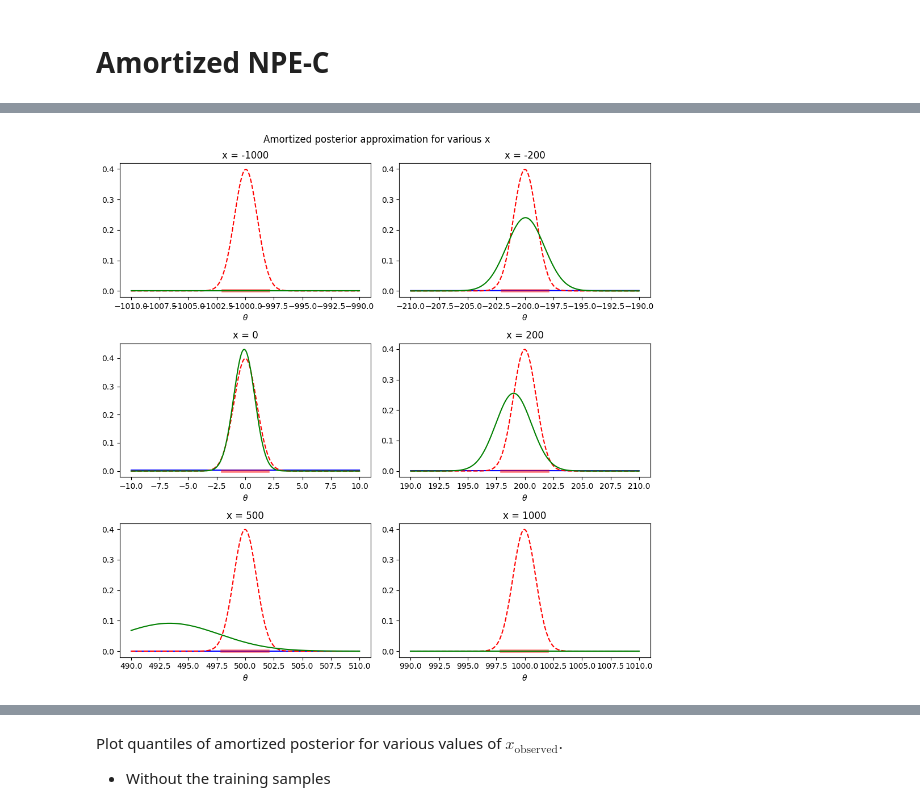
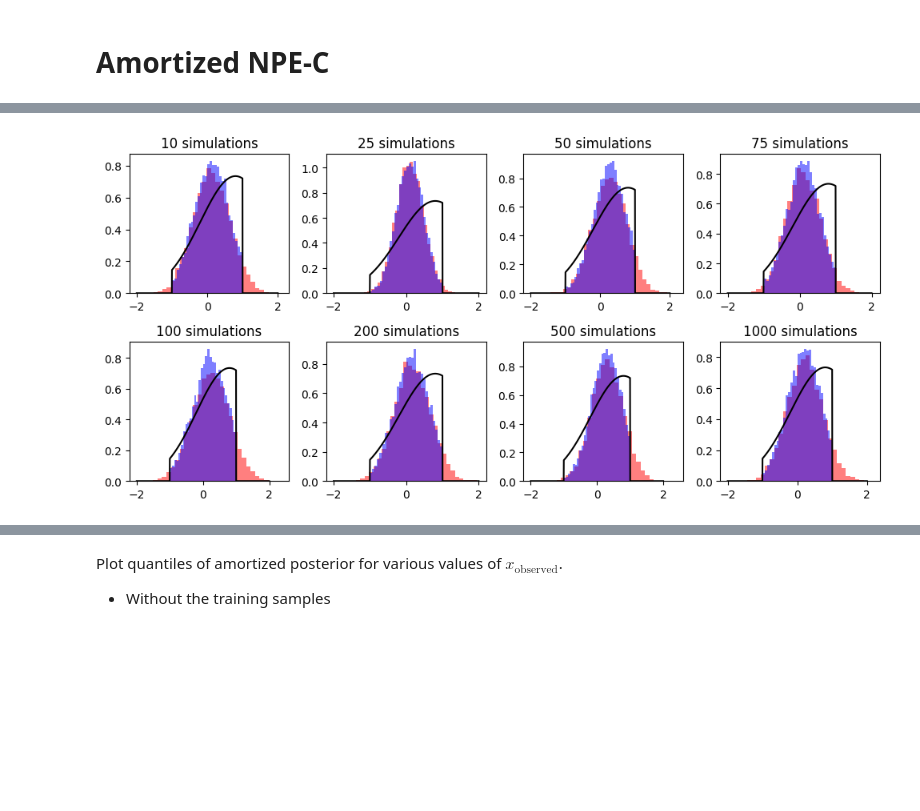
Before and after one commit to kaisamaroo/SBC-SBI, a Jupyter notebook: notebooks/toy_examples/unif_norm/npe_c.ipynb, the cells around one changed output, grey strips where cells are left out. Drawn from its saved outputs; the diff is of its cells as text; code cells hidden in the pictures; blank space fills up the shorter version.

```diff
--- a/notebooks/toy_examples/unif_norm/npe_c.ipynb
+++ b/notebooks/toy_examples/unif_norm/npe_c.ipynb
@@ -195,7 +37,7 @@ Plot amortized posterior approximation for different $x_\text{observed}$.
 # %%
 x_observed = 0.8
 num_plotting_samples = 10000
-amortized_density_estimator_samples = amortized_density_estimator.sample((num_plotting_samples,), condition=torch.tensor([[x_observed]])).detach().view(-1)
-amortized_posterior_samples = amortized_posterior.sample((num_plotting_samples,), x=x_observed).view(-1)
-
-leakage_rate = torch.sum((amortized_density_estimator_samples < L) | (amortized_density_estimator_samples > U)) / num_plotting_samples
+num_simulations_list = [multiple_amortized_posteriors_configs["num_simulations"] for multiple_amortized_posteriors_configs in multiple_amortized_posteriors_configs_list]
+amortized_density_estimator_samples_list = [amortized_density_estimator.sample((num_plotting_samples,), condition=torch.tensor([[x_observed]])).detach().view(-1) for amortized_density_estimator in multiple_amortized_posteriors_density_estimators_list]
+amortized_posterior_samples_list = [amortized_posterior.sample((num_plotting_samples,), x=x_observed).view(-1) for amortized_posterior in multiple_amortized_posteriors_list]
+leakage_rate_list = [torch.sum((amortized_density_estimator_samples < L) | (amortized_density_estimator_samples > U)) / num_plotting_samples for amortized_density_estimator_samples in amortized_density_estimator_samples_list]
@@ -209,17 +44,23 @@ plt.show()
-# %%
-x_values = [-1000, -200, 0, 200, 500, 1000]
-nrows, ncols = 3, 2
-plot_width = 10
-assert ncols * nrows == len(x_values)
-fig, ax = plt.subplots(figsize=(10,10), ncols=ncols, nrows=nrows)
-for k, x in enumerate(x_values):
-    i = k // ncols
-    j = k % ncols
-    theta_range = torch.linspace(x - plot_width, x + plot_width, 1000).view(-1,1)
-    plot_approximate_posterior(approximate_posterior_amortized, prior_pdf, posterior_pdf, theta_range, x, sigma, ax=ax[i,j], title=f"x = {x}")
-title = "Amortized posterior approximation for various x"
-plt.suptitle(title)
-plt.tight_layout()
-plt.show()
-# %% [output]
-[figure, removed]
+# %%
+nrows, ncols = 2, 4
+assert ncols * nrows == len(multiple_amortized_posteriors_list)
+fig, ax = plt.subplots(figsize=(10,5), ncols=ncols, nrows=nrows)
+#xlim0 = min([min(amortized_density_estimator_samples) for amortized_density_estimator_samples in amortized_density_estimator_samples_list])
+#xlim1 = max([max(amortized_density_estimator_samples) for amortized_density_estimator_samples in amortized_density_estimator_samples_list])
+mu_range = np.linspace(L-1, U+1, 1000)
+
+bins=30
+for k in range(len(multiple_amortized_posteriors_list)):
+    i = k // ncols
+    j = k % ncols
+    ax[i,j].hist(amortized_density_estimator_samples_list[k], bins=bins, density=True, color="red", alpha=0.5)
+    ax[i,j].hist(amortized_posterior_samples_list[k], bins=bins, density=True, color="blue", alpha=0.5)
+    ax[i,j].plot(mu_range, true_posterior_pdf(mu_range, x_observed, L=L, U=U, sigma=sigma), color="k")
+    num_simulations = num_simulations_list[k]
+    ax[i,j].set_title(f"{num_simulations} simulations")
+title = ""
+plt.suptitle(title)
+plt.tight_layout()
+plt.show()
+# %% [output]
+[figure, added]
```
Also changed, not shown: parts of 24 cells of this notebook, 31 other files.
